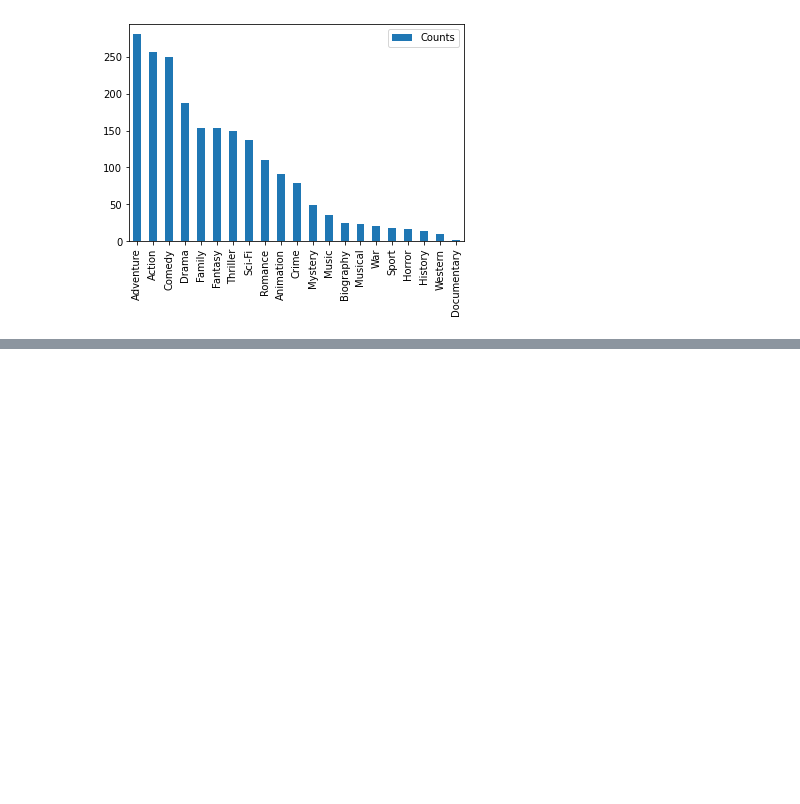
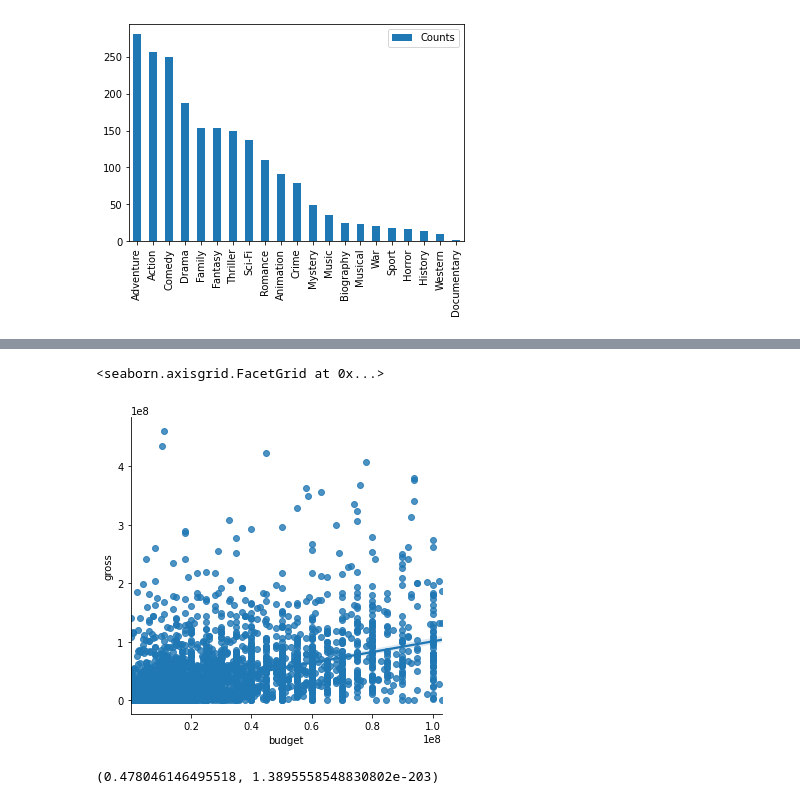
Before and after one commit to chibao659/Movies, a Jupyter notebook: Movies.ipynb, the cells around one changed output, grey strips where cells are left out. Drawn from its saved outputs; the diff is of its cells as text; code cells hidden in the pictures; blank space fills up the shorter version.

```diff
--- a/Movies.ipynb
+++ b/Movies.ipynb
@@ -136,0 +155,6 @@ genres_count.plot.bar()
+# %%
+Q1 = 6.000000e+06
+Q3 = 4.500000e+07
+IQR = 4.500000e+07 - 6.000000e+06
+bglow_cap = Q1 - 1.5*IQR
+bgup_cap = Q3 + 1.5*IQR
@@ -136,0 +163,4 @@ genres_count.plot.bar()
+# %%
+df_bd_clean = df.loc[(bglow_cap < df.budget) & (df.budget < bgup_cap), ['budget','gross']].dropna()
+
+df_bd_clean
@@ -136,0 +181,9 @@ genres_count.plot.bar()
+# %%
+sns.lmplot('budget','gross',df_bd_clean, robust=True)
+# %% [output]
+<seaborn.axisgrid.FacetGrid at 0x...>
+[figure, added]
+# %%
+stats.pearsonr(df_bd_clean.budget, df_bd_clean.gross)
+# %% [output]
+(0.478046146495518, 1.3895558548830802e-203)
```
Also changed, not shown: parts of 12 cells of this notebook.
